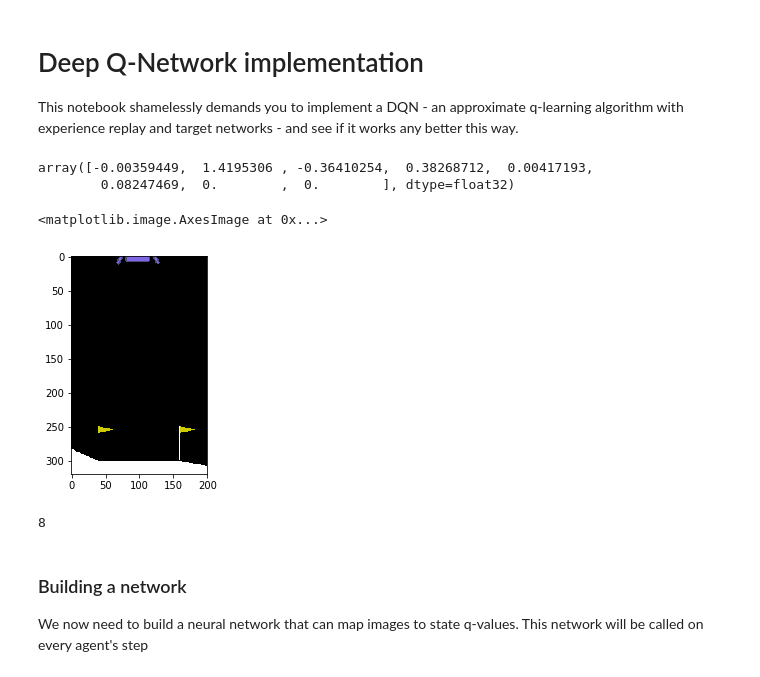
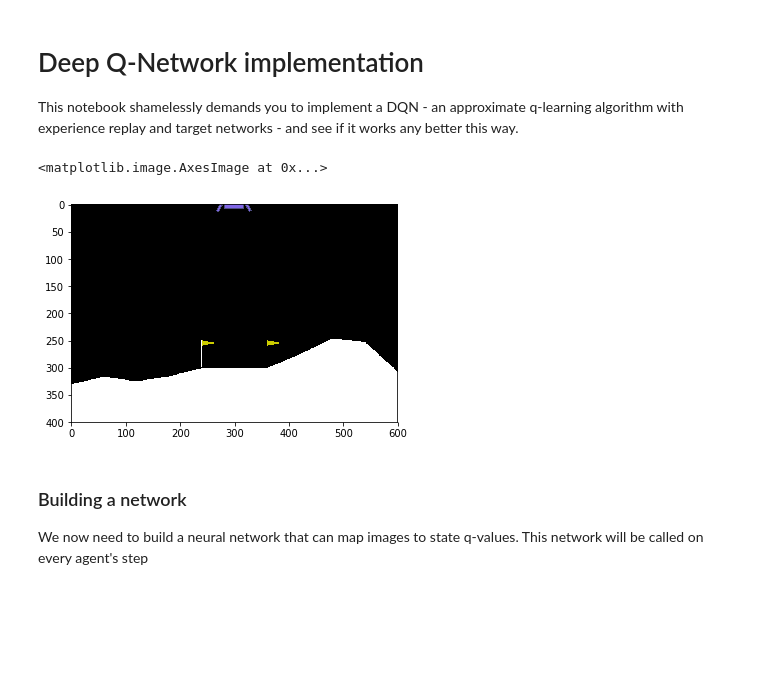
Before and after one commit to etendue/move37, a Jupyter notebook: dqn_box2d.ipynb, the cells around one changed output. Drawn from its saved outputs; the diff is of its cells as text; code cells hidden in the pictures; blank space fills up the shorter version.

```diff
--- a/dqn_box2d.ipynb
+++ b/dqn_box2d.ipynb
@@ -11,8 +11,10 @@ import os
 %matplotlib inline
 # %%
 env = gym.make("LunarLander-v2")
+env.reset()
+img = env.render(mode='rgb_array')
+env.close()
+plt.imshow(img)
+# %% [output]
+<matplotlib.image.AxesImage at 0x...>
+[figure, added]
-# %%
-env.reset()
-# %% [output]
-array([-0.00359449,  1.4195306 , -0.36410254,  0.38268712,  0.00417193,
-        0.08247469,  0.        ,  0.        ], dtype=float32)
@@ -21,12 +21,3 @@ img = env.render(mode='rgb_array')
-# %%
-plt.imshow(img[:320,200:400])
-# %% [output]
-<matplotlib.image.AxesImage at 0x...>
-[figure, removed]
-# %%
-env.observation_space.shape[0]
-# %% [output]
-8
 # %%
 import torch, torch.nn as nn
 import torch.nn.functional as F
```
Also changed, not shown: parts of 21 cells of this notebook, 1 other file.
